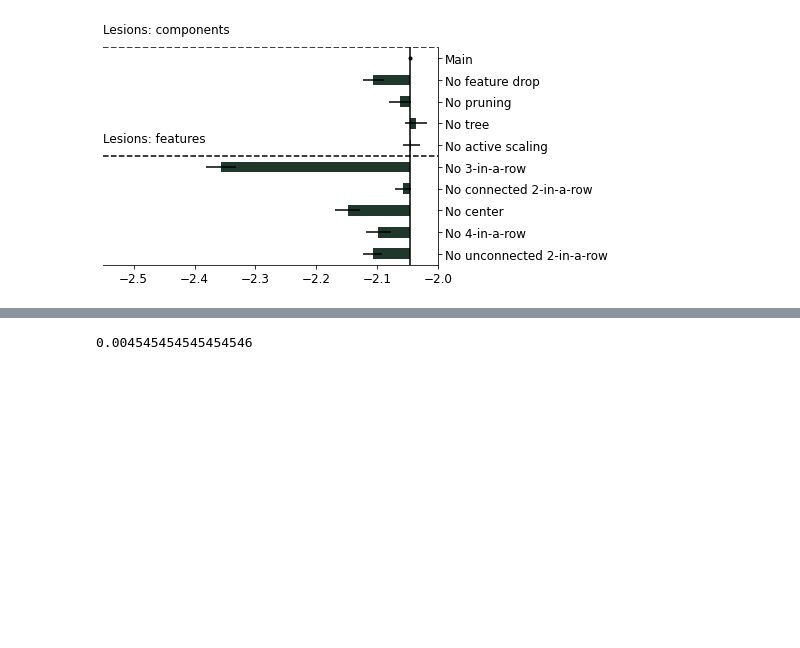
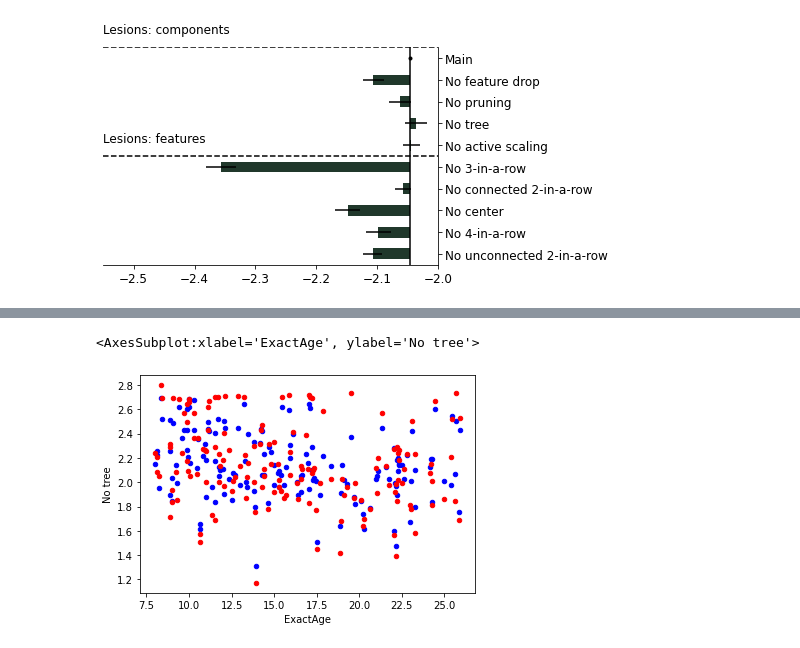
Before and after one commit to ili-ma/fourinarow_analyses, a Jupyter notebook: Analysis notebooks/new/Lesion fit likelihoods.ipynb, the cells around one changed output, grey strips where cells are left out. Drawn from its saved outputs; the diff is of its cells as text; code cells hidden in the pictures; blank space fills up the shorter version.

```diff
--- a/Analysis notebooks/new/Lesion fit likelihoods.ipynb
+++ b/Analysis notebooks/new/Lesion fit likelihoods.ipynb
@@ -138,4 +138,6 @@ SpearmanrResult(correlation=-0.2358061276999217, pvalue=0.01447985156774727)
-# %%
-0.05/11
-# %% [output]
-0.004545454545454546
+# %%
+axMain = data.plot.scatter("ExactAge", "Main", c = "blue")
+data.plot.scatter("ExactAge", "No tree", ax = axMain, c= "red")
+# %% [output]
+<AxesSubplot:xlabel='ExactAge', ylabel='No tree'>
+[figure, added]
```
Also changed, not shown: parts of 3 cells of this notebook.
